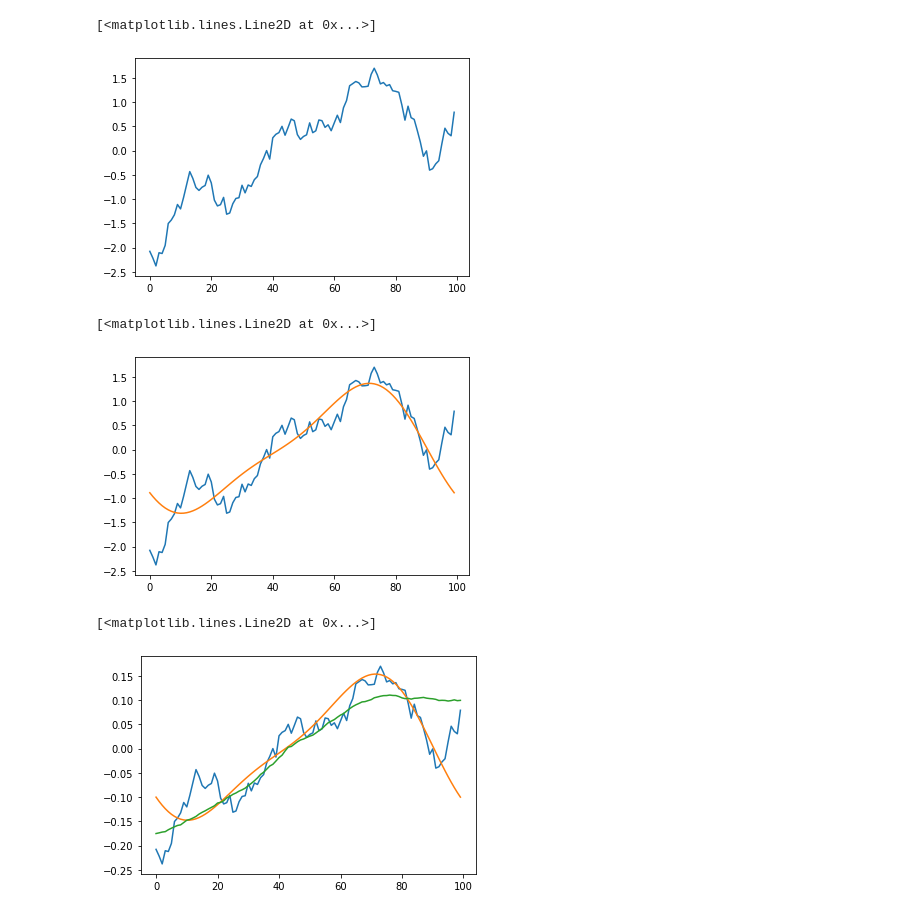
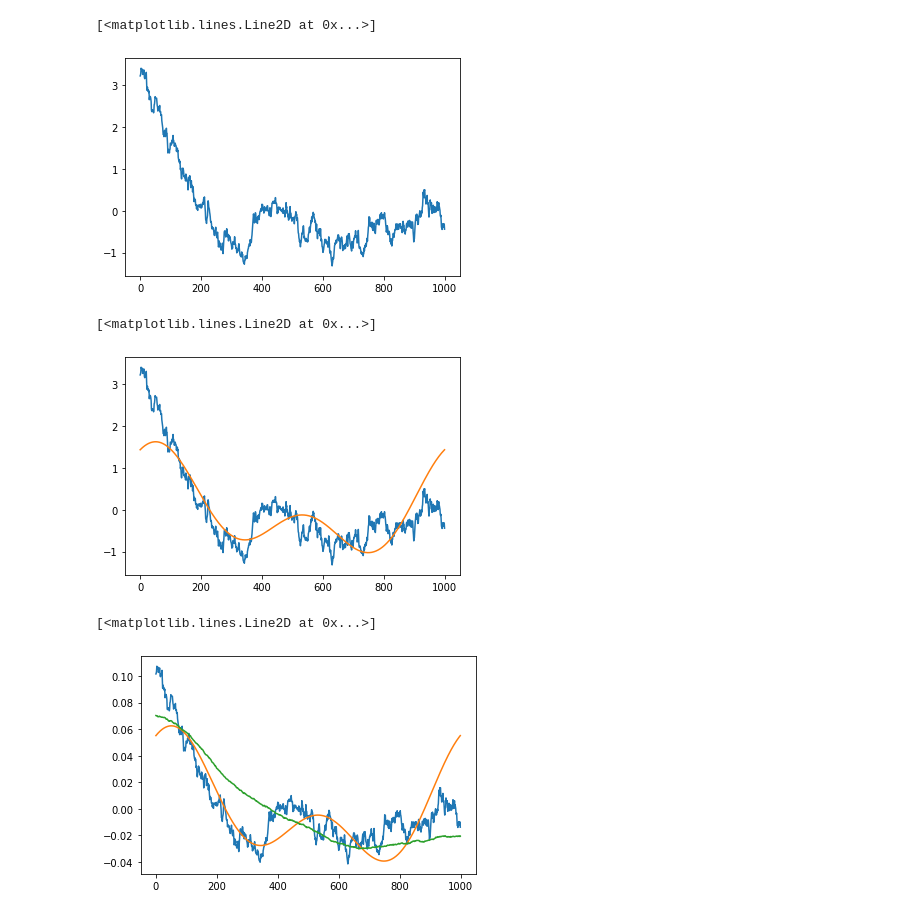
Before and after one commit to senderle/semantic-phasor-demo, a Jupyter notebook: fourier-introspection.ipynb, the cells around one changed output. Saved outputs shown, nothing was run; the diff lists cells and outputs as text; code cells hidden in the pictures.

```diff
--- a/fourier-introspection.ipynb
+++ b/fourier-introspection.ipynb
@@ -14,11 +14,11 @@ def normalize(vec):
     norm = (vec * vec).sum() ** 0.5
     return vec / norm
 
-walk = random_walk(100)
+walk = random_walk(1000)
 plt.plot(walk)
 # %% [output]
 [<matplotlib.lines.Line2D at 0x...>]
-[figure, old version]
+[figure, new version]
 # %%
 walk_fft = np.fft.fft(walk)
 walk_ifft = np.fft.ifft(walk_fft)
@@ -26,40 +26,42 @@ assert np.allclose(walk, walk_ifft)
 # %%
 smoothed = np.zeros(len(walk))
 
 total_bands = len(walk) // 2  # The transform generates this many
                               # positive frequency bands. The other
                               # half are "negative" frequency bands,
                               # which are mirror images of the positive
                               # bands when the input is purely real
 
-n_bands = total_bands // 16   # The number of bands to use for smoothing
+# The number of bands to use for smoothing
+n_bands = 3
+
 for i in range(0, n_bands):
     start = 0
     end = 2 * i * np.pi
     size = len(walk)
     t = np.linspace(start, end, size)
     real_wave = np.cos(-t)
     imag_wave = np.sin(-t)
     smoothed += (walk_fft[i].real / total_bands *
                  real_wave)
     smoothed += (walk_fft[i].imag / total_bands *
                  imag_wave)
 
 plt.plot(walk)
 plt.plot(smoothed)
 # %% [output]
 [<matplotlib.lines.Line2D at 0x...>]
-[figure, old version]
+[figure, new version]
 # %%
 walks = np.array([random_walk(len(walk)) for i in range(1000)])
-walks_cov = walks.T @ walks
+walks_cov = (walks.T @ walks) / len(walks)
 eig = walk
 for i in range(1):
-    eig = normalize(walks_cov @ eig)
+    eig = walks_cov @ eig
 
 plt.plot(normalize(walk))
 plt.plot(normalize(smoothed))
 plt.plot(normalize(eig))
 # %% [output]
 [<matplotlib.lines.Line2D at 0x...>]
-[figure, old version]
+[figure, new version]
```
Also changed, not shown: parts of 2 cells of this notebook, 1 other file.
